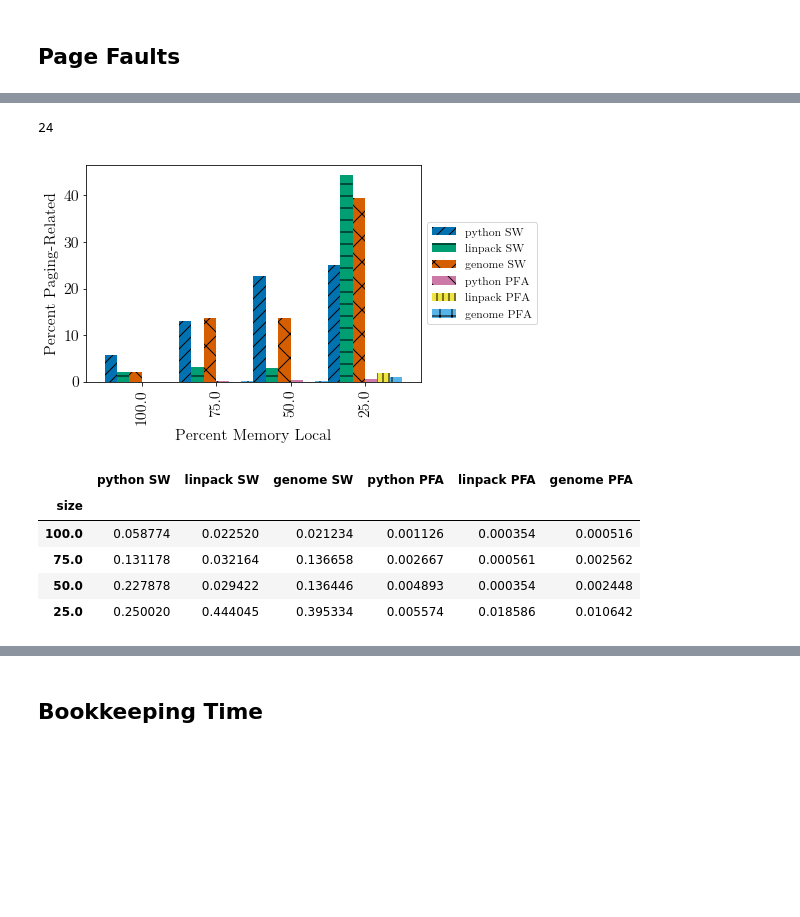
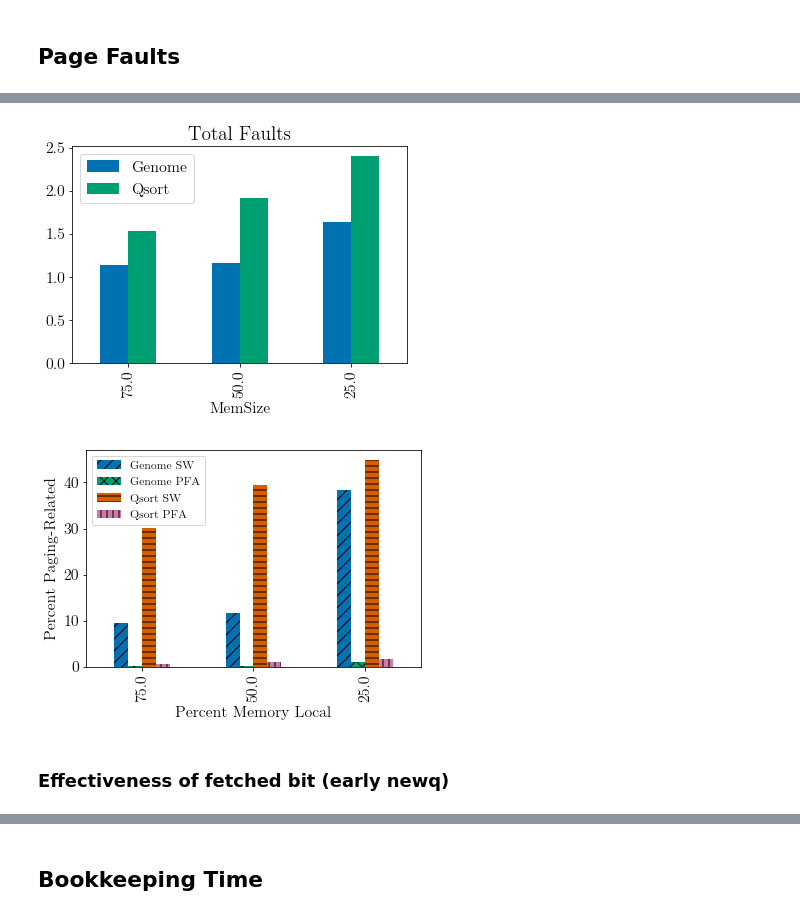
Before and after one commit to NathanTP/edDesignProj, a Jupyter notebook: analysis/PFA Analysis.ipynb, the cells around one changed output, grey strips where cells are left out. Drawn from its saved outputs; the diff is of its cells as text; code cells hidden in the pictures; blank space fills up the shorter version.

Commit message:
Tabs work. Including correct analysis code for figures (missing x86 results).

```diff
--- a/analysis/PFA Analysis.ipynb
+++ b/analysis/PFA Analysis.ipynb
@@ -153,2 +52,19 @@ Trap: 137.84±13.28 [115.31 - 164.06]
+# %%
+# Split by benchmark
+gen_pfa_res    = res.loc[res['Config'] == "pfa64_real"   ].loc[res['Benchmark'] == "Genome"].set_index('MemSize')
+gen_sw_res = res.loc[res['Config'] == "sw_real"].loc[res['Benchmark'] == "Genome"].set_index('MemSize')
+
+qsort_pfa_res = res.loc[res['Config'] == "pfa64_real"].loc[res['Benchmark'] == "Qsort"].set_index('MemSize')
+qsort_sw_res = res.loc[res['Config'] == "sw_real"].loc[res['Benchmark'] == "Qsort"].set_index('MemSize')
+# %%
+# Normalize to the 100% case (Runtime now a "Slowdown")
+def NormalizeRuntime(r):
+    r['Slowdown'] = r['RunTime'] / r['RunTime'].loc[100]
+    return r.drop(100)
+
+gen_pfa_res =      NormalizeRuntime(gen_pfa_res)
+gen_sw_res =   NormalizeRuntime(gen_sw_res)
+qsort_pfa_res =    NormalizeRuntime(qsort_pfa_res)
+qsort_sw_res = NormalizeRuntime(qsort_sw_res)
 # %% [markdown]
 ## Micro-Benchmarks and Measurements
@@ -157 +71,8 @@ micro = ingest_micro("raw/micro_new.csv")
+# %%
+micro = pd.read_csv("raw/micro.csv", header=0, comment='#')
+# Convert cycles to seconds
+micro['PFA'] = micro['PFA'] / 3.2
+micro['SW'] = micro['SW'] / 3.2
+micro_mean = micro.groupby('measurement').mean()
+micro_std = micro.groupby('measurement').std()
 # %% [markdown]
@@ -244,26 +159,31 @@ plt.show()
+# %%
+total_pf = pd.concat([(gen_sw_res['n_fault'] / gen_pfa_res['n_fault']).rename("Genome"),
+                      (qsort_sw_res['n_fault'] / qsort_pfa_res['n_fault']).rename("Qsort")],
+                     axis=1)
+
+total_pf.plot(kind='bar', title='Total Faults')
+plt.show()
+# %% [output]
+[figure, added]
 # %%
-swap_fault_bench = [(base_res[Bname].mean['n_swapfault'] / base_res[Bname].mean['n_fault']).rename(Bname + " SW")
-                 for Bname in base_res.keys()]
-swap_fault_bench += [(pfa_res[Bname].mean['n_pfa_fault'] / pfa_res[Bname].mean['n_fault']).rename(Bname + " PFA")
-                 for Bname in base_res.keys()]
-swap_fault = pd.concat(swap_fault_bench, axis='columns')
+swap_fault_frac = pd.concat([
+    (gen_sw_res['n_swapfault'] / gen_sw_res['n_fault']).rename("Genome SW"),
+    (gen_pfa_res['n_pfa_fault'] / gen_pfa_res['n_fault']).rename("Genome PFA"),
+    (qsort_sw_res['n_swapfault'] / qsort_sw_res['n_fault']).rename("Qsort SW"),
+    (qsort_pfa_res['n_pfa_fault'] / qsort_pfa_res['n_fault']).rename("Qsort PFA")],
+    axis=1)
 
-ax = (swap_fault * 100).plot(kind='bar', legend=False, align='center', width=1)
-print(len(ax.patches))
-make_hatches(ax, swap_fault)
+ax = (swap_fault_frac * 100).plot(kind='bar', legend=False)
+hatches = ['//', '//', '//', 2*'x', 2*'x', 2*'x', '--', '--', '--','||','||','||']
+for i,bar in enumerate(ax.patches):
+    bar.set_hatch(hatches[i])
 
-ax.legend(fontsize=12, loc='center left', bbox_to_anchor=(1, 0.5))
+ax.legend(fontsize=12)
 ax.set_ylabel('Percent Paging-Related')
 ax.set_xlabel('Percent Memory Local')
 plt.savefig('figs/swapfault.png', dpi=300, bbox_inches='tight')
 plt.show()
-swap_fault
 # %% [output]
-24
-[figure, old version]
+[figure, new version]
-|  | python SW | linpack SW | genome SW | python PFA | linpack PFA | genome PFA |
-| size |  |  |  |  |  |  |
-| 100.0 | 0.058774 | 0.022520 | 0.021234 | 0.001126 | 0.000354 | 0.000516 |
-| 75.0 | 0.131178 | 0.032164 | 0.136658 | 0.002667 | 0.000561 | 0.002562 |
-| 50.0 | 0.227878 | 0.029422 | 0.136446 | 0.004893 | 0.000354 | 0.002448 |
-| 25.0 | 0.250020 | 0.444045 | 0.395334 | 0.005574 | 0.018586 | 0.010642 |
+# %% [markdown]
+### Effectiveness of fetched bit (early newq)
```
Also changed, not shown: parts of 47 cells of this notebook, 19 other files.
